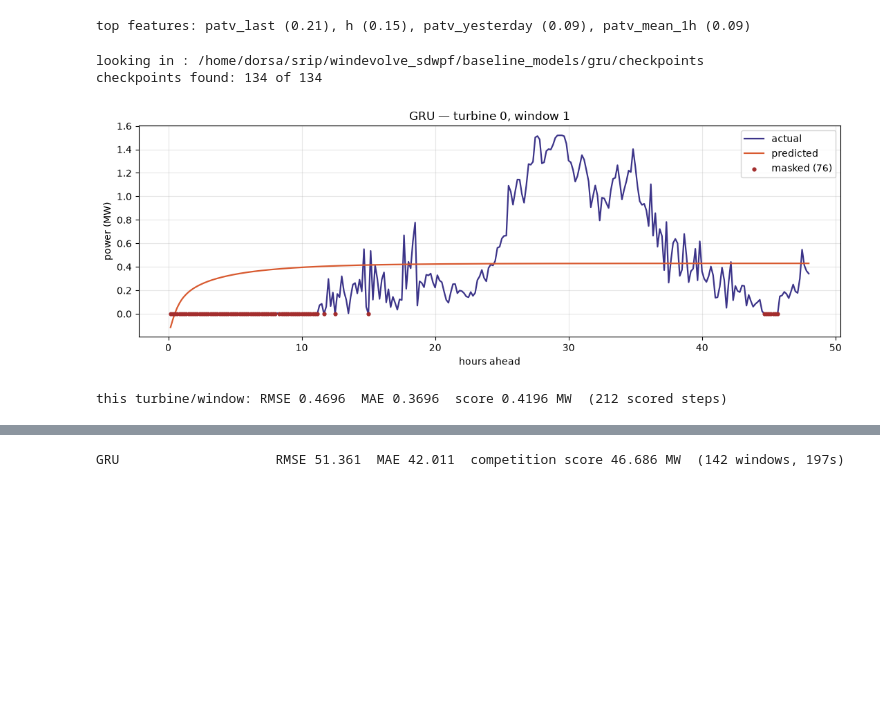
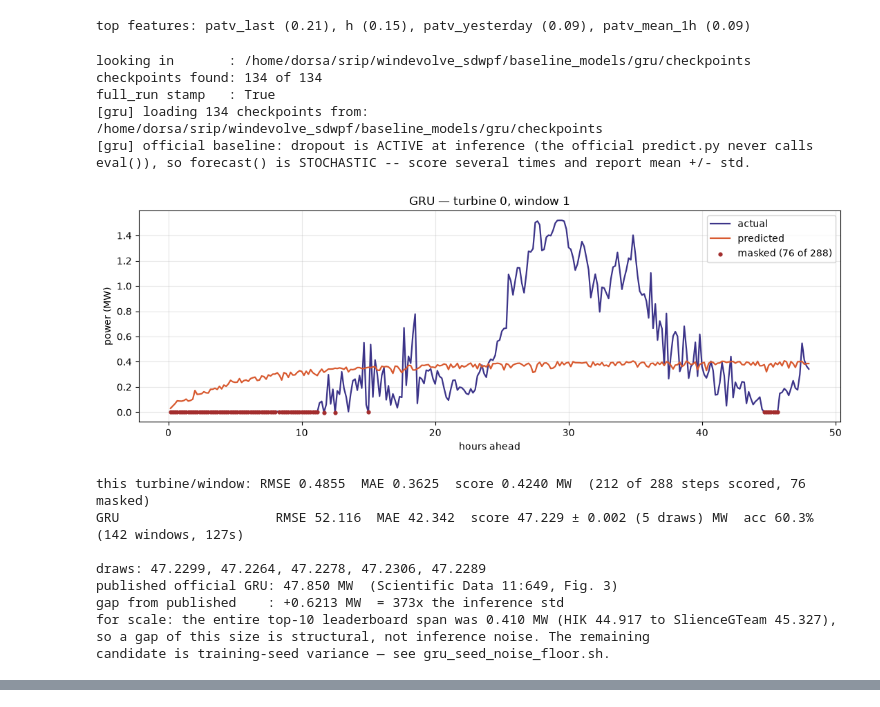
Before and after one commit to dorsamou/windevolve, a Jupyter notebook: notebooks/baseline_interpretation.ipynb, the cells around one changed output, grey strips where cells are left out. Drawn from its saved outputs; the diff is of its cells as text; code cells hidden in the pictures; blank space fills up the shorter version.

```diff
--- a/notebooks/baseline_interpretation.ipynb
+++ b/notebooks/baseline_interpretation.ipynb
@@ -231,36 +350,77 @@ print("top features:", ", ".join("{} ({:.2f})".format(feats[i], imp[i]) for i in
 top features: patv_last (0.21), h (0.15), patv_yesterday (0.09), patv_mean_1h (0.09)
 # %%
 # ================================================================
-# 5. GRU  —  134 per-turbine models
+# 5. GRU  —  134 per-turbine models  (STOCHASTIC: dropout stays on at inference)
 # ================================================================
-# Scores all 134 if present. The GRU reads checkpoints from baseline_models/gru/checkpoints/
-# via SDWPF_GRU_CHECKPOINTS or its own default (dirname of gru_baseline.py).
+# The port reproduces the official predict.py, which never calls model.eval(), so
+# forecast() returns a different answer each call. One score is one draw, hence
+# score_model_draws() below. The plot will also differ slightly between runs.
+#
+# Checkpoints come from SDWPF_GRU_CHECKPOINTS or gru_baseline.py's own default.
 
 GRU_CKPT = os.environ.get("SDWPF_GRU_CHECKPOINTS",
                           os.path.join(REPO, "baseline_models/gru/checkpoints"))
 have = sorted(int(os.path.basename(p).split("_")[1].split(".")[0])
               for p in glob.glob(os.path.join(GRU_CKPT, "model_*.pt")))
-print("looking in :", GRU_CKPT)
+print("looking in       :", GRU_CKPT)
 print("checkpoints found:", len(have), "of", CAPACITY)
+
+# Was this a single full-farm pass? Only such a run reproduces the official RNG
+# stream (one seed, set once before the 134-turbine loop).
+if have:
+    import torch
+    _b = torch.load(os.path.join(GRU_CKPT, "model_{}.pt".format(have[0])),
+                    map_location="cpu", weights_only=False)
+    print("full_run stamp   :", _b.get("full_run", "(pre-dates the stamp)"))
+    if _b.get("full_run") is False:
+        print("  !! partial run — reproduces neither the official stream nor a "
+              "reportable baseline")
+
+N_GRU_DRAWS = 5      # set to 1 to iterate quickly; 5 for a number you can report
 
 if len(have) >= CAPACITY:
     import gru_baseline; importlib.reload(gru_baseline)
     show_prediction(gru_baseline, "GRU")
     RESULTS["GRU"] = report_score(
-        "GRU", score_model(os.path.join(REPO, "baseline_models/gru/gru_baseline.py")))
+        "GRU", score_model_draws(os.path.join(REPO, "baseline_models/gru/gru_baseline.py"),
+                                 n_draws=N_GRU_DRAWS, seed_env="SDWPF_GRU_INFER_SEED"))
+    r = RESULTS["GRU"]
+    if r.get("valid") and "score_draws" in r:
+        print("\ndraws: " + ", ".join("{:.4f}".format(x) for x in r["score_draws"]))
+        print("published official GRU: {:.3f} MW  (Scientific Data 11:649, Fig. 3)"
+              .format(PUBLISHED_GRU))
+        gap = PUBLISHED_GRU - r["competition_score"]
+        n_sig = gap / r["score_std"] if r["score_std"] > 0 else float("inf")
+        print("gap from published    : {:+.4f} MW  = {:.0f}x the inference std"
+              .format(gap, n_sig))
+        print("for scale: the entire top-10 leaderboard span was 0.410 MW "
+              "(HIK 44.917 to SlienceGTeam 45.327),")
+        print("so a gap of this size is structural, not inference noise. The remaining")
+        print("candidate is training-seed variance — see gru_seed_noise_floor.sh.")
 elif have:
     print("Only {} of {} turbines — showing turbine {} in isolation "
           "(pipeline check, NOT comparable).".format(len(have), CAPACITY, have[0]))
     import gru_baseline; importlib.reload(gru_baseline)
     try:
         show_prediction(gru_baseline, "GRU (partial)", tid=have[0])
     except Exception as e:
         print("could not plot:", str(e)[:80])
 else:
     print("No checkpoints at that path. If they are elsewhere, set SDWPF_GRU_CHECKPOINTS")
     print("or check the path printed above matches where training wrote model_*.pt.")
 # %% [output]
-looking in : /home/dorsa/srip/windevolve_sdwpf/baseline_models/gru/checkpoints
+looking in       : /home/dorsa/srip/windevolve_sdwpf/baseline_models/gru/checkpoints
 checkpoints found: 134 of 134
+full_run stamp   : True
+[gru] loading 134 checkpoints from: /home/dorsa/srip/windevolve_sdwpf/baseline_models/gru/checkpoints
+[gru] official baseline: dropout is ACTIVE at inference (the official predict.py never calls eval()), so forecast() is STOCHASTIC -- score several times and report mean +/- std.
-[figure, old version]
+[figure, new version]
-this turbine/window: RMSE 0.4696  MAE 0.3696  score 0.4196 MW  (212 scored steps)
+this turbine/window: RMSE 0.4855  MAE 0.3625  score 0.4240 MW  (212 of 288 steps scored, 76 masked)
+GRU                    RMSE 52.116  MAE 42.342  score 47.229 ± 0.002 (5 draws) MW  acc 60.3%  (142 windows, 127s)
+
+draws: 47.2299, 47.2264, 47.2278, 47.2306, 47.2289
+published official GRU: 47.850 MW  (Scientific Data 11:649, Fig. 3)
+gap from published    : +0.6213 MW  = 373x the inference std
+for scale: the entire top-10 leaderboard span was 0.410 MW (HIK 44.917 to SlienceGTeam 45.327),
+so a gap of this size is structural, not inference noise. The remaining
+candidate is training-seed variance — see gru_seed_noise_floor.sh.
@@ -268,4 +427,3 @@ SDWPF eval took 197.2s for 142 windows -- approaching OpenEvolve's 300s per-cand
-GRU                    RMSE 51.361  MAE 42.011  competition score 46.686 MW  (142 windows, 197s)
 # %%
 # ================================================================
 # Summary — all scored baselines on the same windows and metric
```
Also changed, not shown: parts of 14 cells of this notebook, 2 other files.
